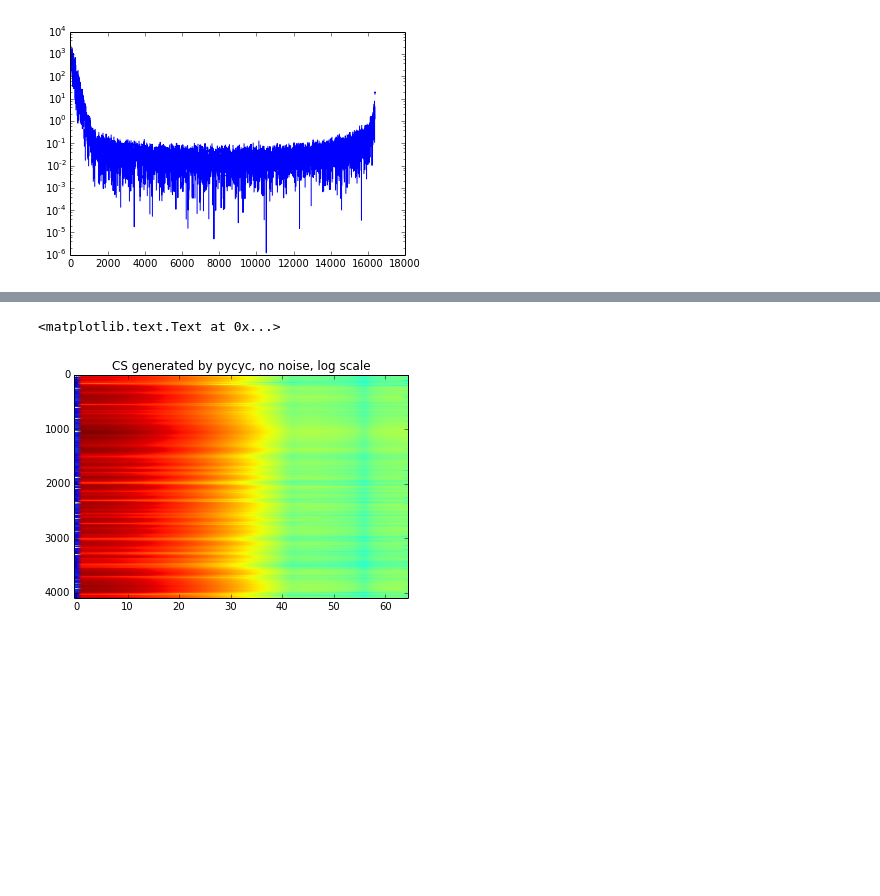
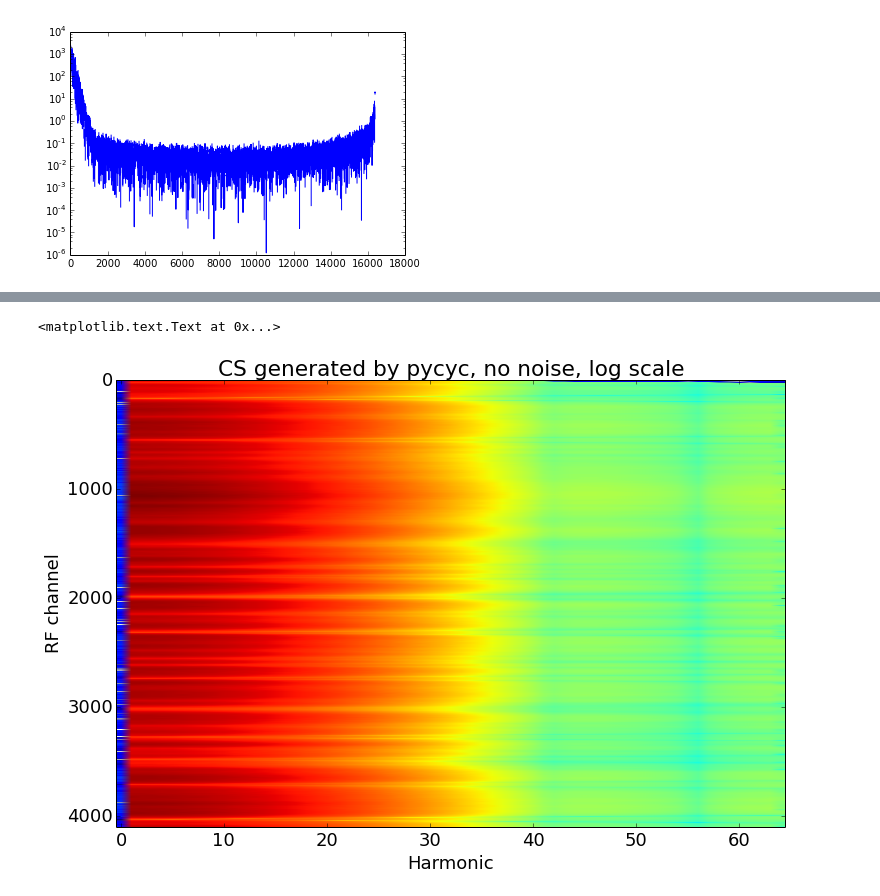
Before and after one commit to gitj/notebooks, a Jupyter notebook: 2015-03-11-compare-idl-cs-with-pycyc.ipynb, the cells around one changed output, grey strips where cells are left out. Cells and saved outputs as stored; diff of their text form; code cells hidden in the pictures; blank space fills up the shorter version.

```diff
--- a/2015-03-11-compare-idl-cs-with-pycyc.ipynb
+++ b/2015-03-11-compare-idl-cs-with-pycyc.ipynb
@@ -1,3 +1,6 @@
+# %%
+rcParams['figure.figsize']=(12.,8.)
+rcParams['font.size']=18
 # %%
 import sys
 sys.path.append('/Users/gjones/pycyc')
@@ -66,10 +73,12 @@ title('CS generated with IDL, linear scale')
 # %%
 #figure(figsize=(6,12))
 imshow(np.log((np.abs(np.fft.rfft(CS.data[0,0,:,:],axis=1))))[:4096,:],aspect='auto')
 title('CS generated by pycyc, no noise, log scale')
+ylabel('RF channel')
+xlabel('Harmonic')
 # %% [output]
 <matplotlib.text.Text at 0x...>
-[figure, old version]
+[figure, new version]
 # %%
 imshow(np.log(np.abs(np.fft.rfft(idlcs[0,:,:],axis=1)[:,1:])),aspect='auto')
 title('CS generated with IDL, log scale')
```
Also changed, not shown: parts of 8 cells of this notebook.
